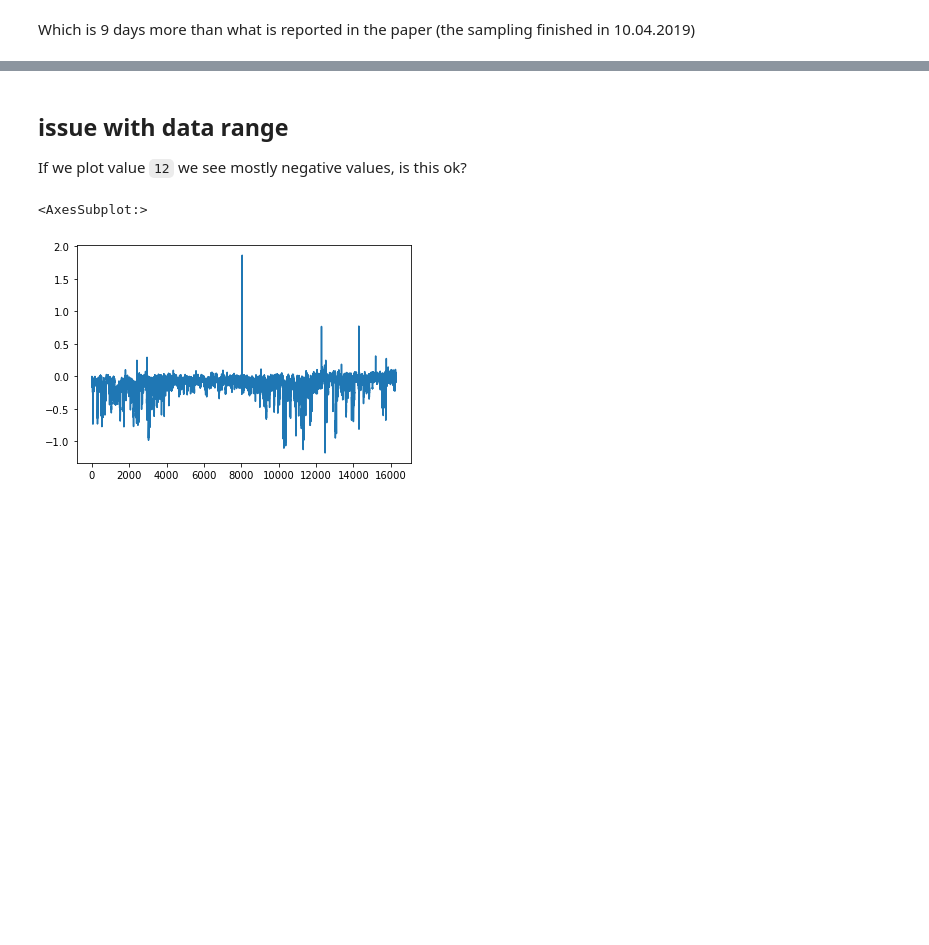
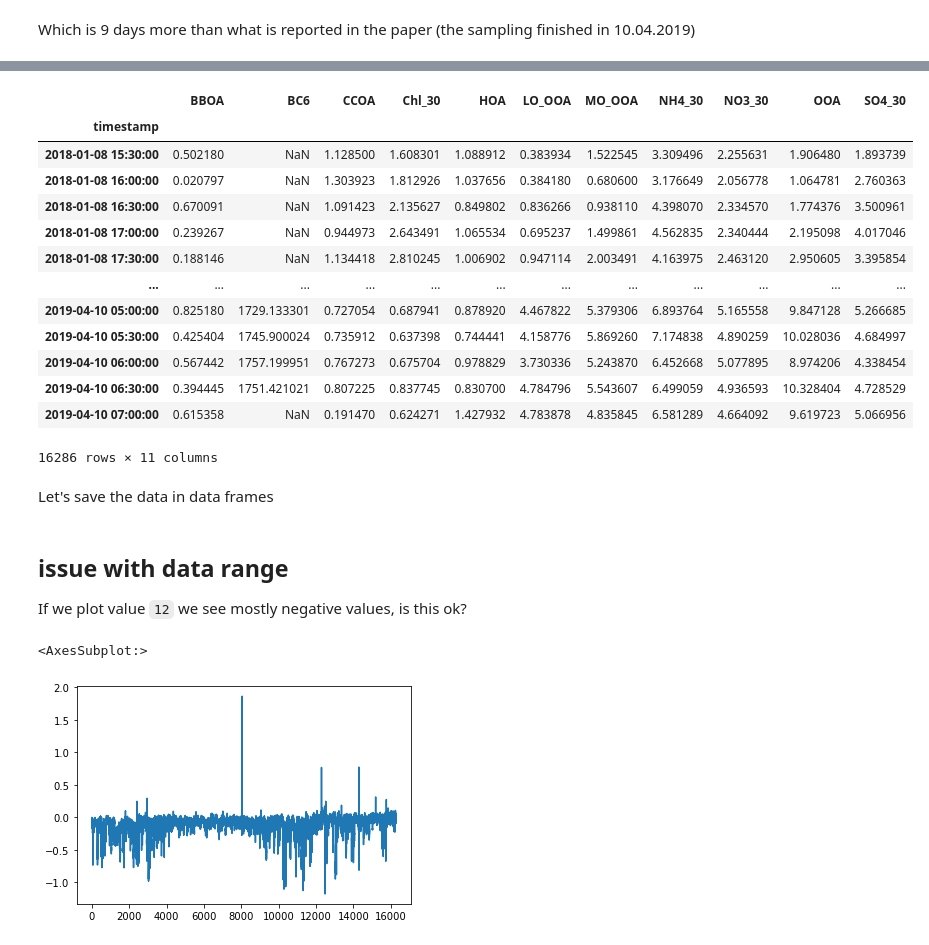
Before and after one commit to daniel-trejobanos/aurora, a Jupyter notebook: notebooks/Krakow.ipynb, the cells around one changed output, grey strips where cells are left out. Drawn from its saved outputs; the diff is of its cells as text; code cells hidden in the pictures; blank space fills up the shorter version.

```diff
--- a/notebooks/Krakow.ipynb
+++ b/notebooks/Krakow.ipynb
@@ -101,0 +220,4 @@ Which is 9 days more than what is reported in the paper (the sampling finished i
+# %%
+pmf_timestamps = np.array(krakov['DateUTC'])
+pmf_times = igor_epoch + pmf_timestamps.astype("timedelta64[s]")
+pmf_times
@@ -101,0 +229,43 @@ Which is 9 days more than what is reported in the paper (the sampling finished i
+# %%
+pmf_variables= [
+    'BBOA',
+    'BC6',
+    'CCOA',
+    'Chl_30',
+    'HOA',
+    'LO_OOA',
+    'MO_OOA',
+    'NH4_30',
+    'NO3_30',
+    'OOA',
+    'SO4_30']
+pmf_data_frame_list = []
+for variable in pmf_variables:
+    data=np.array(krakov[variable])
+
+    if len(data) == 16286:
+        temp_df = pd.DataFrame(data=data,columns=[str(variable)], index=igor_times)
+    else:
+        temp_df = pd.DataFrame(data=data,columns=[str(variable)], index=pmf_times)
+    pmf_data_frame_list.append(temp_df)
+# %%
+pmf_data_frame=pd.concat(pmf_data_frame_list,axis=1)
+pmf_data_frame.index.name="timestamp"
+pmf_data_frame
+# %% [output]
+|  | BBOA | BC6 | CCOA | Chl_30 | HOA | LO_OOA | MO_OOA | NH4_30 | NO3_30 | OOA | SO4_30 |
+| timestamp |  |  |  |  |  |  |  |  |  |  |  |
+| 2018-01-08 15:30:00 | 0.502180 | NaN | 1.128500 | 1.608301 | 1.088912 | 0.383934 | 1.522545 | 3.309496 | 2.255631 | 1.906480 | 1.893739 |
+| 2018-01-08 16:00:00 | 0.020797 | NaN | 1.303923 | 1.812926 | 1.037656 | 0.384180 | 0.680600 | 3.176649 | 2.056778 | 1.064781 | 2.760363 |
+| 2018-01-08 16:30:00 | 0.670091 | NaN | 1.091423 | 2.135627 | 0.849802 | 0.836266 | 0.938110 | 4.398070 | 2.334570 | 1.774376 | 3.500961 |
+| 2018-01-08 17:00:00 | 0.239267 | NaN | 0.944973 | 2.643491 | 1.065534 | 0.695237 | 1.499861 | 4.562835 | 2.340444 | 2.195098 | 4.017046 |
+| 2018-01-08 17:30:00 | 0.188146 | NaN | 1.134418 | 2.810245 | 1.006902 | 0.947114 | 2.003491 | 4.163975 | 2.463120 | 2.950605 | 3.395854 |
+| ... | ... | ... | ... | ... | ... | ... | ... | ... | ... | ... | ... |
+| 2019-04-10 05:00:00 | 0.825180 | 1729.133301 | 0.727054 | 0.687941 | 0.878920 | 4.467822 | 5.379306 | 6.893764 | 5.165558 | 9.847128 | 5.266685 |
+| 2019-04-10 05:30:00 | 0.425404 | 1745.900024 | 0.735912 | 0.637398 | 0.744441 | 4.158776 | 5.869260 | 7.174838 | 4.890259 | 10.028036 | 4.684997 |
+| 2019-04-10 06:00:00 | 0.567442 | 1757.199951 | 0.767273 | 0.675704 | 0.978829 | 3.730336 | 5.243870 | 6.452668 | 5.077895 | 8.974206 | 4.338454 |
+| 2019-04-10 06:30:00 | 0.394445 | 1751.421021 | 0.807225 | 0.837745 | 0.830700 | 4.784796 | 5.543607 | 6.499059 | 4.936593 | 10.328404 | 4.728529 |
+| 2019-04-10 07:00:00 | 0.615358 | NaN | 0.191470 | 0.624271 | 1.427932 | 4.783878 | 4.835845 | 6.581289 | 4.664092 | 9.619723 | 5.066956 |
+16286 rows × 11 columns
+# %% [markdown]
+Let's save the data in data frames
```
Also changed, not shown: parts of 29 cells of this notebook, 2 other files.
